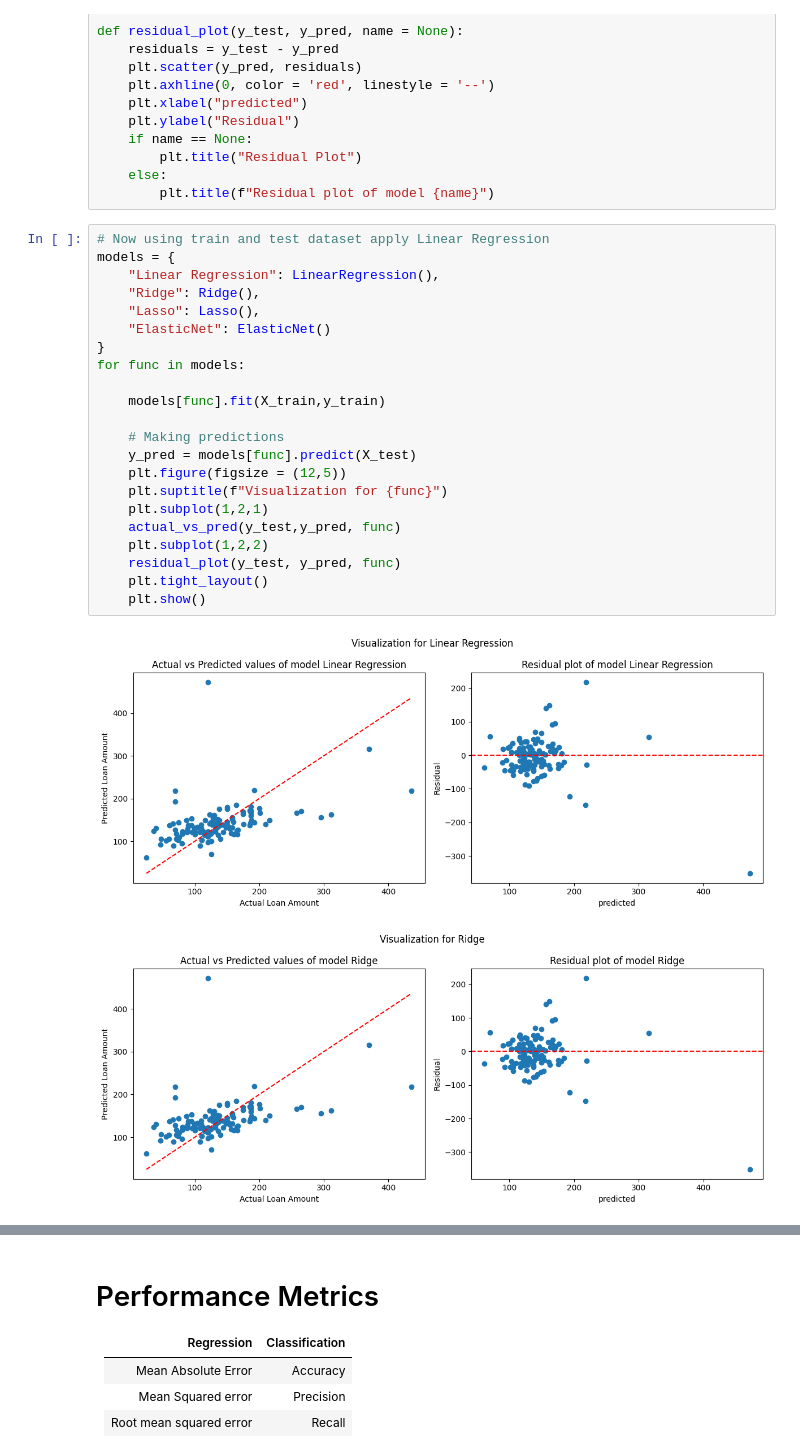
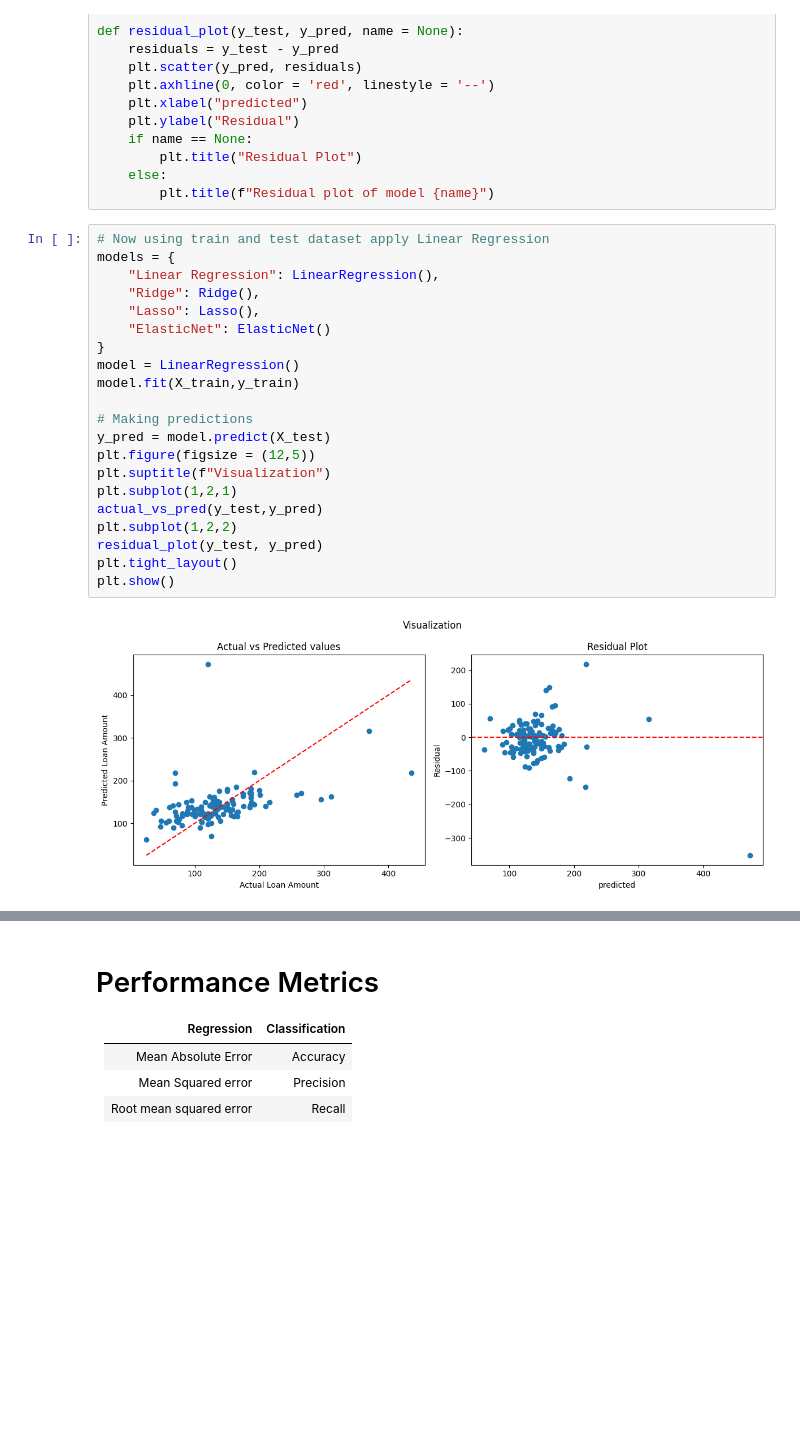
Before and after one commit to KJayasuriya/ml_laboratory, a Jupyter notebook: ex3.ipynb, the cells around one changed output, grey strips where cells are left out. Saved outputs shown, nothing was run; the diff lists cells and outputs as text; blank space fills up the shorter version.

```diff
--- a/ex3.ipynb
+++ b/ex3.ipynb
@@ -136,25 +135,23 @@ def residual_plot(y_test, y_pred, name = None):
 # %%
 # Now using train and test dataset apply Linear Regression
 models = {
     "Linear Regression": LinearRegression(),
     "Ridge": Ridge(),
     "Lasso": Lasso(),
     "ElasticNet": ElasticNet()
 }
-for func in models:
+model = LinearRegression()
+model.fit(X_train,y_train)
 
-    models[func].fit(X_train,y_train)
-
-    # Making predictions
-    y_pred = models[func].predict(X_test)
-    plt.figure(figsize = (12,5))
-    plt.suptitle(f"Visualization for {func}")
-    plt.subplot(1,2,1)
-    actual_vs_pred(y_test,y_pred, func)
-    plt.subplot(1,2,2)
-    residual_plot(y_test, y_pred, func)
-    plt.tight_layout()
-    plt.show()
+# Making predictions
+y_pred = model.predict(X_test)
+plt.figure(figsize = (12,5))
+plt.suptitle(f"Visualization")
+plt.subplot(1,2,1)
+actual_vs_pred(y_test,y_pred)
+plt.subplot(1,2,2)
+residual_plot(y_test, y_pred)
+plt.tight_layout()
+plt.show()
 # %% [output]
-[figure, old version]
+[figure, new version]
-[figure, removed]
```
Also changed, not shown: parts of 5 cells of this notebook, 5 other files.
